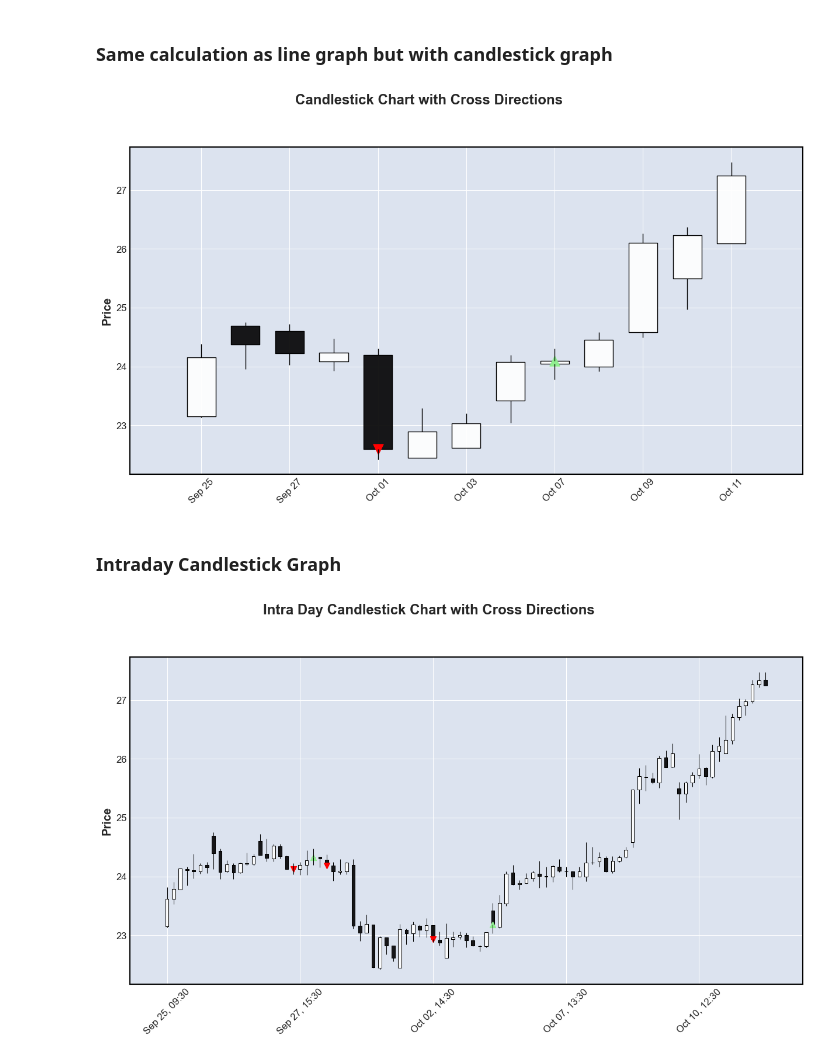
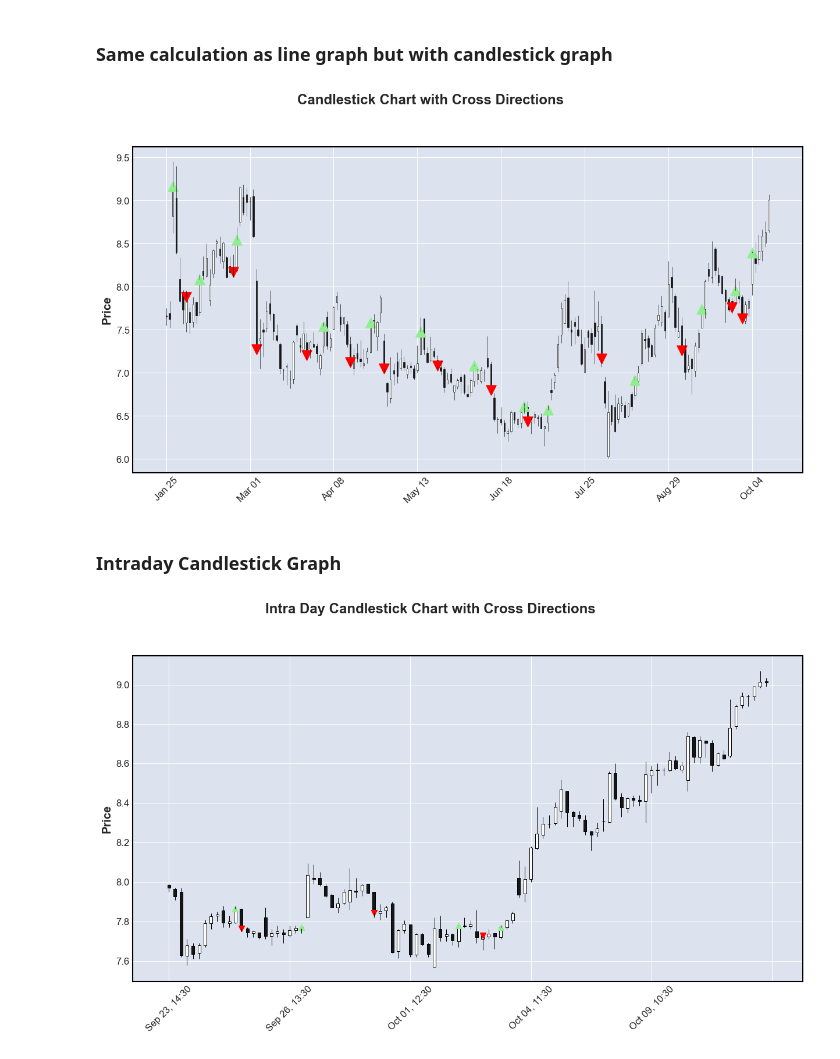
Before and after one commit to rindel/labs, a Jupyter notebook: ticker_technical_analysis.ipynb, the cells around one changed output. Cells and saved outputs as stored; diff of their text form; code cells hidden in the pictures.

Commit message:
added date range and span to intra day graph

```diff
--- a/ticker_technical_analysis.ipynb
+++ b/ticker_technical_analysis.ipynb
@@ -20,8 +20,8 @@ fmt_date
 # %%
 # enter ticker symbol and date range to retrieve
 
-ticker = 'ai'
-start_date = '2024-09-25'
+ticker = 'sofi'
+start_date = '2024-01-25'
 end_date =  fmt_date
 # %%
 # Fetch data for a ticker via yahoo api
@@ -263,34 +299,45 @@ mpf.plot(
     ]
 )
 # %% [output]
-[figure, old version]
+[figure, new version]
 # %% [markdown]
 ### Intraday Candlestick Graph
 # %%
+# Use lat 30 days for intraday graph
+start_span = '2024-09-25'
+end_span = '2024-09-30'
+date_range = df_intra[start_span:end_span]
+
+span = 20
+span_days = pd.Timestamp.now() - pd.Timedelta(days=span)
+df_intra_span = df_intra[df_intra.index >= span_days]
+
+span = df_intra_span # use date_range or df_intra_span
+
 # Plot the INTRA DAY candlestick & SIGNAL chart with the custom black background
 mpf.plot(
-    df_intra,
+    span,
     type='candle',
     title='Intra Day Candlestick Chart with Cross Directions',
     figsize=(16, 8),
     ylabel='Price',
-    warn_too_much_data=len(df_intra) + 1,
+    warn_too_much_data=len(df_intra_span) + 1,
     addplot=[
         mpf.make_addplot(
-            np.where(df_intra['Cross_Direction'] == 'crossed up', df_intra['Close'], np.nan),
+            np.where(span['Cross_Direction'] == 'crossed up', span['Close'], np.nan),
             type='scatter',
             marker='^',      # Upward triangle for 'crossed up'
             markersize=50,  # Marker size
             color='lightgreen'  # Color for 'crossed up'
         ),
         mpf.make_addplot(
-            np.where(df_intra['Cross_Direction'] == 'crossed down', df_intra['Close'], np.nan),
+            np.where(span['Cross_Direction'] == 'crossed down', span['Close'], np.nan),
             type='scatter',
             marker='v',      # Downward triangle for 'crossed down'
             markersize=50,  # Marker size
             color='red'      # Color for 'crossed down'
         )
     ]
 )
 # %% [output]
-[figure, old version]
+[figure, new version]
```
Also changed, not shown: parts of 5 cells of this notebook.
